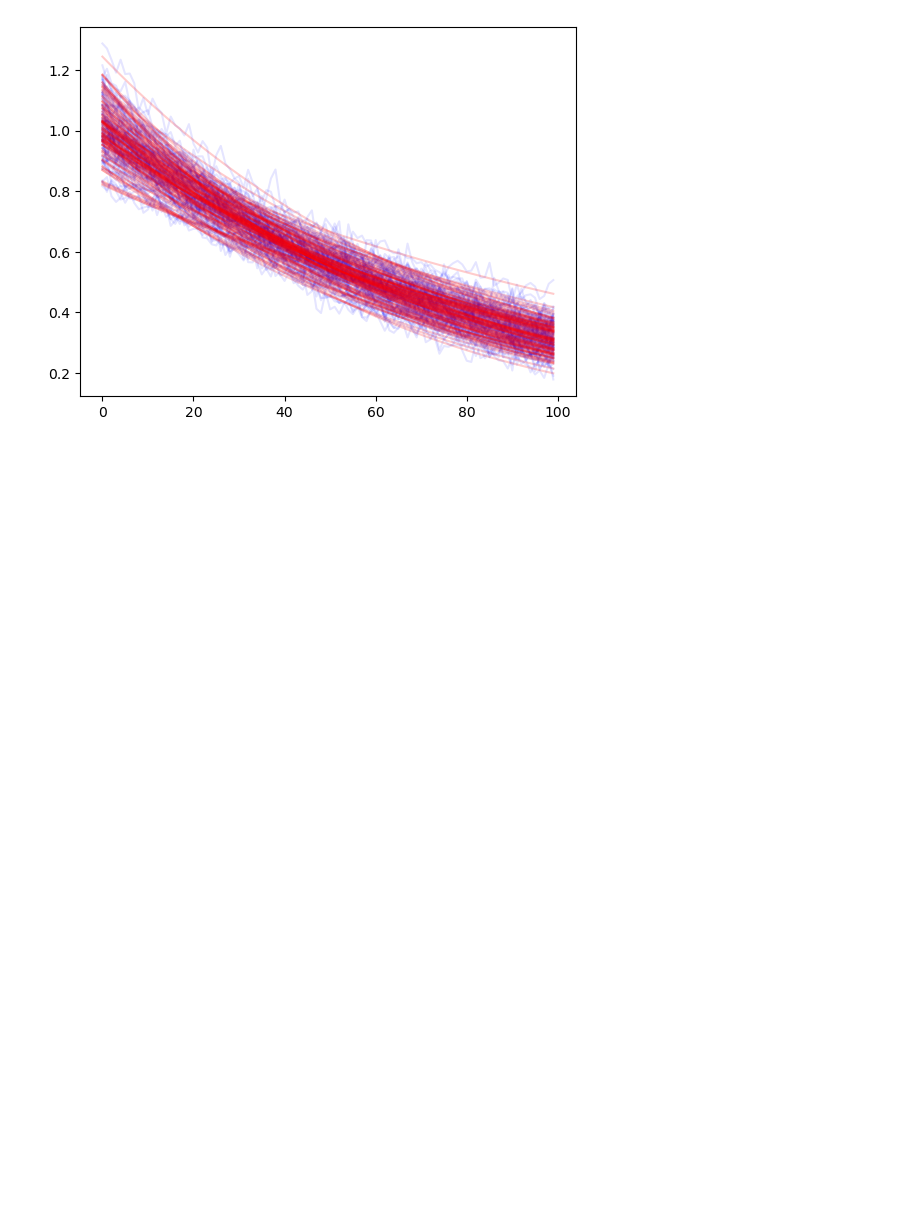
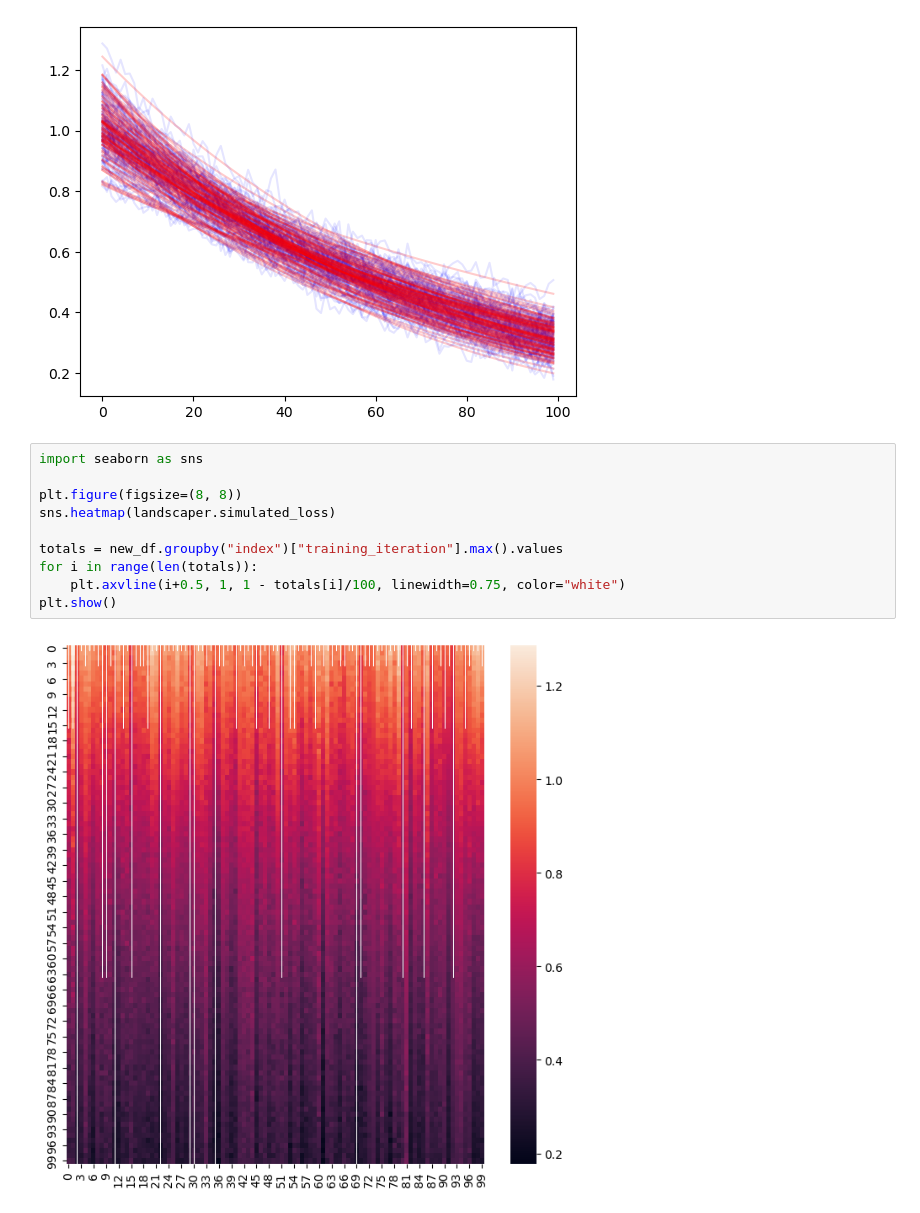
Before and after one commit to aakamishra/phoss, a Jupyter notebook: tune_analysis.ipynb, the cells around one changed output. Saved outputs shown, nothing was run; the diff lists cells and outputs as text; blank space fills up the shorter version.

```diff
--- a/tune_analysis.ipynb
+++ b/tune_analysis.ipynb
@@ -162,3 +162,15 @@ plt.plot(time_range, landscaper.true_loss, alpha=0.2, color="red")
 plt.show()
 # %% [output]
 [figure]
+# %%
+import seaborn as sns
+
+plt.figure(figsize=(8, 8))
+sns.heatmap(landscaper.simulated_loss)
+
+totals = new_df.groupby("index")["training_iteration"].max().values
+for i in range(len(totals)):
+    plt.axvline(i+0.5, 1, 1 - totals[i]/100, linewidth=0.75, color="white")
+plt.show()
+# %% [output]
+[figure, added]
```
Also changed, not shown: parts of 1 cell of this notebook, 3 other files.
